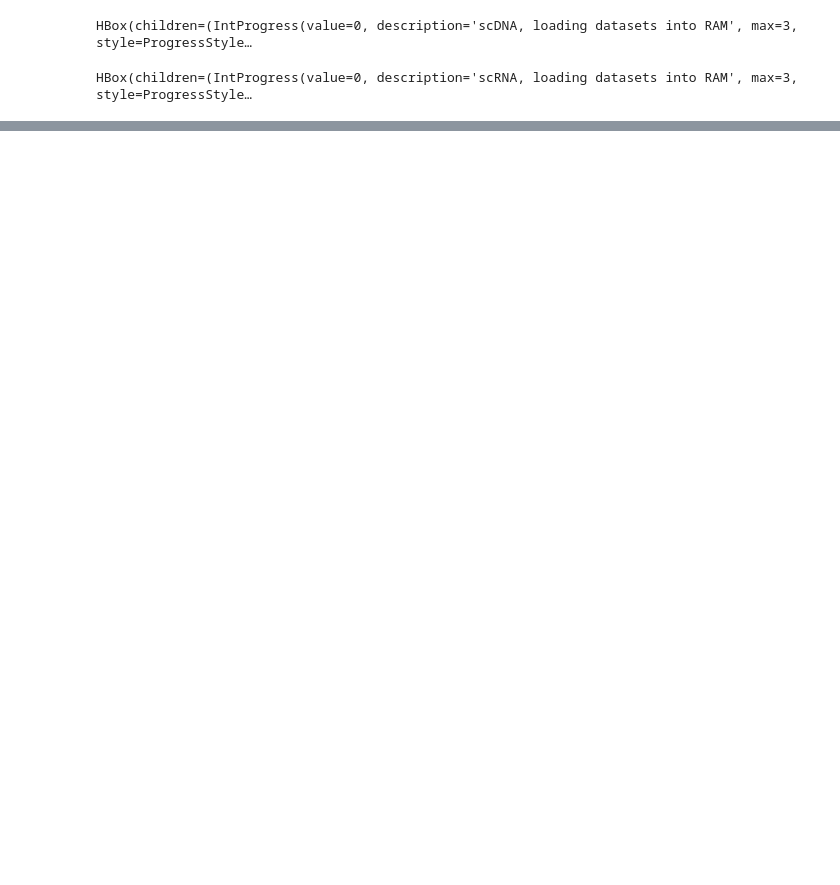
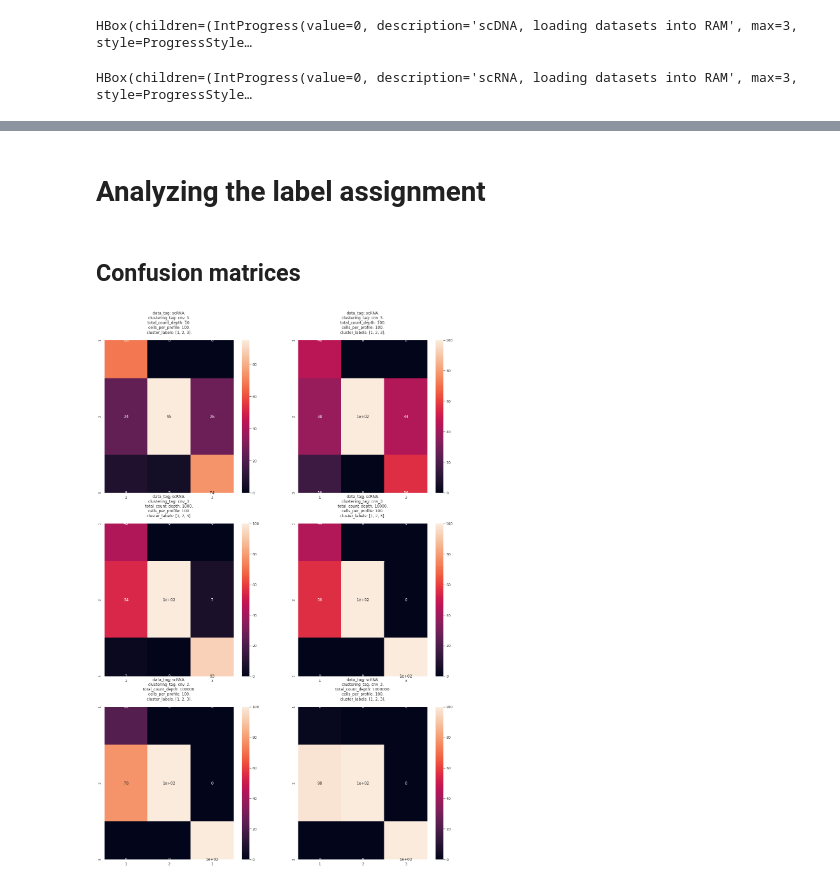
Before and after one commit to ivanov-v-v/cnv-inference, a Jupyter notebook: notebooks/ase_to_cnv/mle_simulations.ipynb, the cells around one changed output, grey strips where cells are left out. Saved outputs shown, nothing was run; the diff lists cells and outputs as text; code cells hidden in the pictures; blank space fills up the shorter version.

```diff
--- a/notebooks/ase_to_cnv/mle_simulations.ipynb
+++ b/notebooks/ase_to_cnv/mle_simulations.ipynb
@@ -1,6 +1,6 @@
 # %%
 %load_ext autoreload
-%autoreload 1
+%autoreload 2
 
 import os
 import subprocess
@@ -25,21 +25,26 @@ from tqdm import tqdm, tqdm_notebook
 import matplotlib.pyplot as plt
 import seaborn as sns
 
+%matplotlib inline
+
 from typing import Dict, List, Iterable, Callable
 import scipy.stats as sps
 
-%aimport ase_matrix
-%aimport classification
-%aimport toolkit
-%aimport util
-%aimport workspace_manager
+from classification.models.mle_classifier import AseMleClassifier
+import toolkit
+import util
+from workspace.workspace_manager import WorkspaceManager
+
+from classification.simulations.fixed_size_sampler import FixedSizeSampler
+from classification.simulations.simulation_manager import SimulationManager
+import classification.simulations.reporting as simulation_report
 
 sns.set()
 
 workspace = {}
 for data_type in ["scDNA", "scRNA"]:
     workspace.update({
-        data_type : workspace_manager.WorkspaceManager(
+        data_type : WorkspaceManager(
             task_name="ase_to_cnv",
             experiment_info={"data" : data_type},
             verbose=True
@@ -552,0 +155,8 @@ Wall time: 18min 8s
+# %%
+%%time
+
+pool = mp.Pool(total_count_depths.size)
+simulation_results = pool.map(simulation_process_handler,
+                              total_count_depths)
+pool.close()
+pool.join()
@@ -552,0 +178,24 @@ Wall time: 18min 8s
+# %% [markdown]
+# Analyzing the label assignment
+# %% [markdown]
+## Confusion matrices
+# %%
+fig, axes = plt.subplots(3, 2, figsize=(20,30))
+for i, TOTAL_COUNT_DEPTH in enumerate(total_count_depths):
+    y_true, y_pred = simulation_results[i]
+    ax = axes[i // 2, i % 2]
+    context_info = {
+        "data_tag" : data_tag,
+        "clustering_tag" : clustering_tag["scDNA"],
+        "total_count_depth" : TOTAL_COUNT_DEPTH,
+        "cells_per_profile" : CELLS_PER_PROFILE,
+        "cluster_labels" : sorted(data["scDNA"]["clustering"]["LABEL"].unique())
+    }
+    simulation_report.plot_confmat(
+        y_true,
+        y_pred,
+        ax,
+        context_info
+    )
+# %% [output]
+[figure, added]
```
Also changed, not shown: parts of 11 cells of this notebook, 13 other files.
